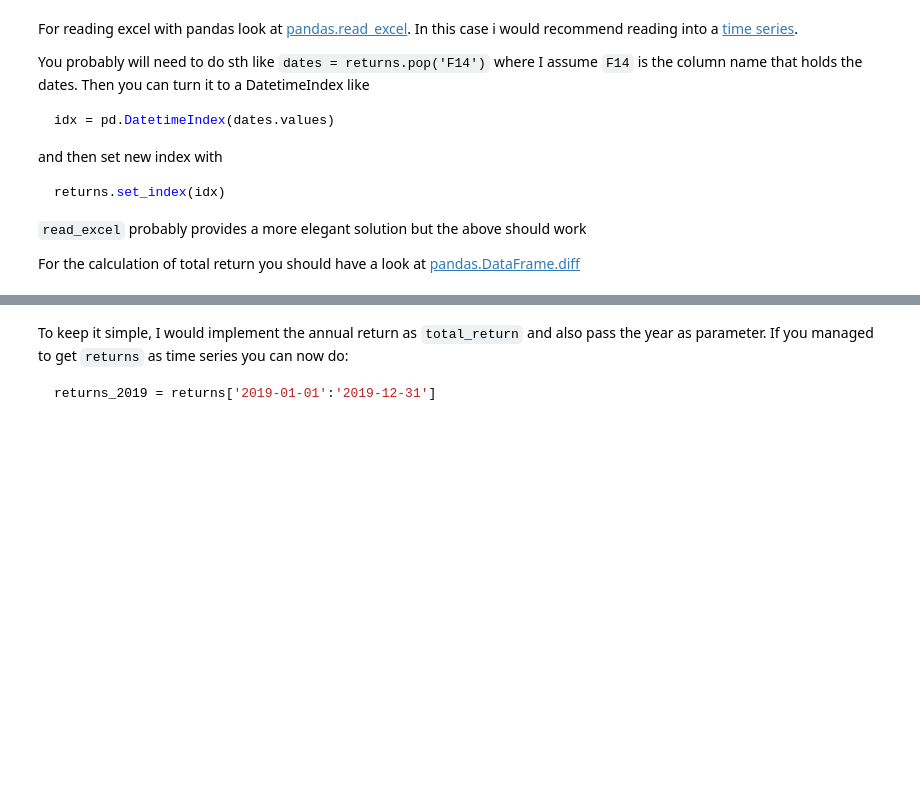
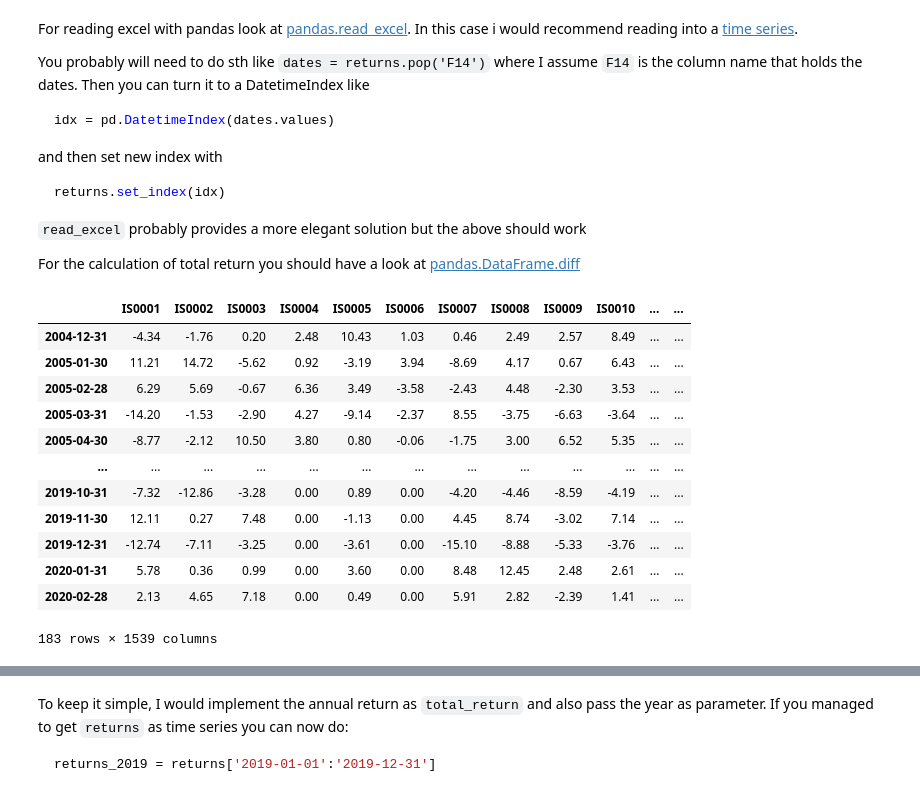
Before and after one commit to Lennox-hub/Aufgaben2, a Jupyter notebook: Aufgabe Teil 1.ipynb, the cells around one changed output, grey strips where cells are left out. Saved outputs shown, nothing was run; the diff lists cells and outputs as text; code cells hidden in the pictures; blank space fills up the shorter version.

```diff
--- a/Aufgabe Teil 1.ipynb
+++ b/Aufgabe Teil 1.ipynb
@@ -100,0 +87,23 @@ def total_return(portfolio):
+# %%
+# Here i would turn it into a time series (as explained above) for convenience like this:
+
+dates = data.pop('F14')
+idx = pd.DatetimeIndex(dates.values)
+timeseries = data.set_index(idx)
+
+# data as time series
+timeseries
+# %% [output]
+|  | IS0001 | IS0002 | IS0003 | IS0004 | IS0005 | IS0006 | IS0007 | IS0008 | IS0009 | IS0010 | ... | ... |
+| 2004-12-31 | -4.34 | -1.76 | 0.20 | 2.48 | 10.43 | 1.03 | 0.46 | 2.49 | 2.57 | 8.49 | ... | ... |
+| 2005-01-30 | 11.21 | 14.72 | -5.62 | 0.92 | -3.19 | 3.94 | -8.69 | 4.17 | 0.67 | 6.43 | ... | ... |
+| 2005-02-28 | 6.29 | 5.69 | -0.67 | 6.36 | 3.49 | -3.58 | -2.43 | 4.48 | -2.30 | 3.53 | ... | ... |
+| 2005-03-31 | -14.20 | -1.53 | -2.90 | 4.27 | -9.14 | -2.37 | 8.55 | -3.75 | -6.63 | -3.64 | ... | ... |
+| 2005-04-30 | -8.77 | -2.12 | 10.50 | 3.80 | 0.80 | -0.06 | -1.75 | 3.00 | 6.52 | 5.35 | ... | ... |
+| ... | ... | ... | ... | ... | ... | ... | ... | ... | ... | ... | ... | ... |
+| 2019-10-31 | -7.32 | -12.86 | -3.28 | 0.00 | 0.89 | 0.00 | -4.20 | -4.46 | -8.59 | -4.19 | ... | ... |
+| 2019-11-30 | 12.11 | 0.27 | 7.48 | 0.00 | -1.13 | 0.00 | 4.45 | 8.74 | -3.02 | 7.14 | ... | ... |
+| 2019-12-31 | -12.74 | -7.11 | -3.25 | 0.00 | -3.61 | 0.00 | -15.10 | -8.88 | -5.33 | -3.76 | ... | ... |
+| 2020-01-31 | 5.78 | 0.36 | 0.99 | 0.00 | 3.60 | 0.00 | 8.48 | 12.45 | 2.48 | 2.61 | ... | ... |
+| 2020-02-28 | 2.13 | 4.65 | 7.18 | 0.00 | 0.49 | 0.00 | 5.91 | 2.82 | -2.39 | 1.41 | ... | ... |
+183 rows × 1539 columns
```
Also changed, not shown: parts of 9 cells of this notebook.
